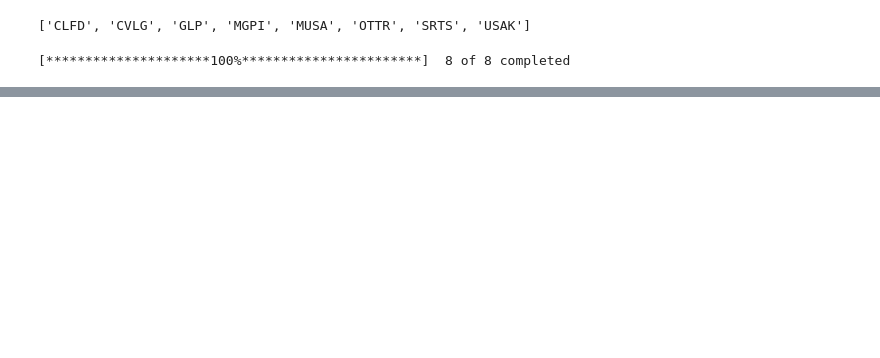
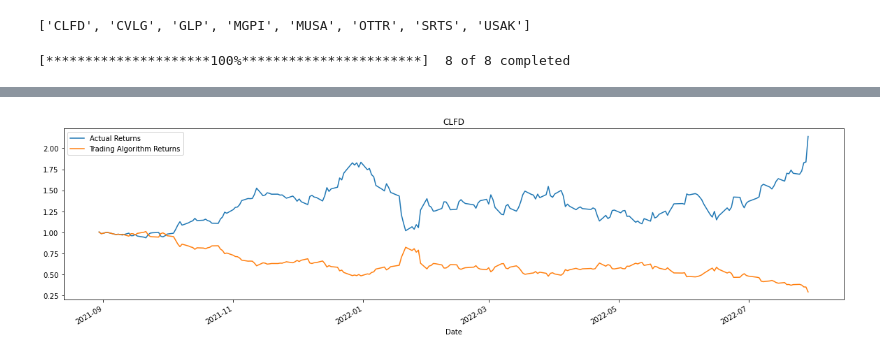
Before and after one commit to jblidell/project_2_canslim_screener, a Jupyter notebook: stock_screener.ipynb, the cells around one changed output, grey strips where cells are left out. Cells and saved outputs as stored; diff of their text form; code cells hidden in the pictures; blank space fills up the shorter version.

Commit message:
Added for loop for algo trading model to run on each stock

```diff
--- a/stock_screener.ipynb
+++ b/stock_screener.ipynb
@@ -187,6 +54,0 @@ weighted avg       0.58      0.57      0.56        65
-# %%
-# Backtest
-
-testing_signal_predictions = svm_model.predict(X_test_scaled)
-testing_report = classification_report(y_test, testing_signal_predictions)
-print(testing_report)
@@ -236,13 +54,0 @@ def multiply (x, y):
-# %%
-df_2 = []
-
-for stock in tickers:
-    z = df_close.loc[:, stock]. describe()
-    x = z[["mean"]][0]
-    y = z[["std"]][0]
-    a = multiply(x, y)
-    print(a)
-    df_2.append(a)
-
-df_3 = pd.DataFrame(df_2)
-print(df_3)
@@ -266,0 +55,73 @@ print(df_3)
+# %%
+short_window = 25
+long_window = 100
+
+classification_report_dic = {}
+testing_report_dic = {}
+predictions_df_dic = {}
+
+for symbol in tickers:
+    df_close = pd.DataFrame(yf_data["Close"][symbol])
+    df_close["Actual Returns"] = df_close[symbol].pct_change()
+    df_close = df_close.dropna()
+    df_close["sma_fast"] = df_close[symbol].rolling(window=short_window).mean()
+    df_close["sma_slow"] = df_close[symbol].rolling(window=long_window).mean()
+    df_close = df_close.dropna()
+    X = df_close[['sma_fast', 'sma_slow']].shift().dropna().copy()
+    df_close["Signal"] = 0.0
+
+    # Create the signal to buy
+    df_close.loc[(df_close["Actual Returns"] >= 0), "Signal"] = 1
+
+    # Create the signal to sell
+    df_close.loc[(df_close["Actual Returns"] < 0), "Signal"] = -1
+
+    # Create training datasets
+
+    y = df_close["Signal"].copy()
+    training_begin = X.index.min()
+    training_end = X.index.min() + DateOffset(months=3)
+
+    X_train = X.loc[training_begin:training_end]
+    y_train = y.loc[training_begin:training_end]
+
+    # Create testing datasets
+
+    X_test = X.loc[training_end:]
+    y_test = y.loc[training_end:]
+    # Standerdize the data
+
+    scaler = StandardScaler()
+    X_scaler = scaler.fit(X_train)
+    X_train_scaled = X_scaler.transform(X_train)
+    X_test_scaled = X_scaler.transform(X_test)
+
+    # Create classification report
+
+    svm_model = svm.SVC()
+    svm_model = svm_model.fit(X_train_scaled, y_train)
+
+    training_signal_predictions = svm_model.predict(X_train_scaled)
+    training_report = classification_report(y_train, training_signal_predictions, output_dict=True)
+    classification_report_dic[symbol] = pd.DataFrame(training_report)
+
+    # Backtest the machine learning algorithm
+
+    testing_signal_predictions = svm_model.predict(X_test_scaled)
+    testing_report = classification_report(y_test, testing_signal_predictions, output_dict=True)
+    testing_report_dic[symbol] = pd.DataFrame(testing_report)
+
+    # Compare actual and predicted returns
+
+    predictions_df = pd.DataFrame(index=X_test.index)
+    predictions_df["Predicted Signal"] = testing_signal_predictions
+    predictions_df["Actual Returns"] = df_close["Actual Returns"]
+    predictions_df["Trading Algorithm Returns"] = (
+        df_close["Actual Returns"] * predictions_df["Predicted Signal"]
+    )
+
+    predictions_df_dic[symbol] = pd.DataFrame(predictions_df).head()
+
+    (1 + predictions_df[["Actual Returns", "Trading Algorithm Returns"]]).cumprod().plot(title=symbol, figsize = (20,5))
+# %% [output]
+[figure, added]
```
Also changed, not shown: parts of 27 cells of this notebook.
